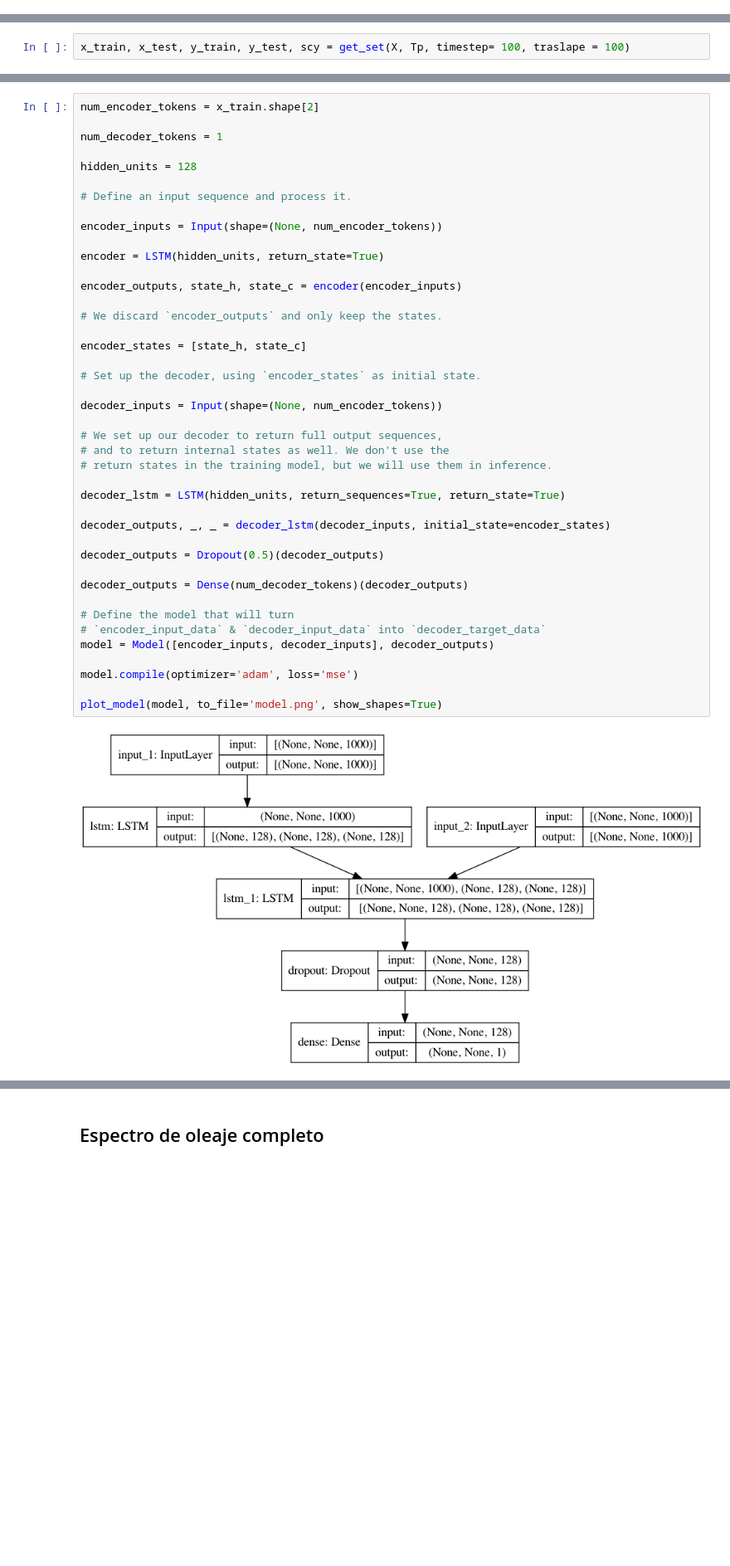
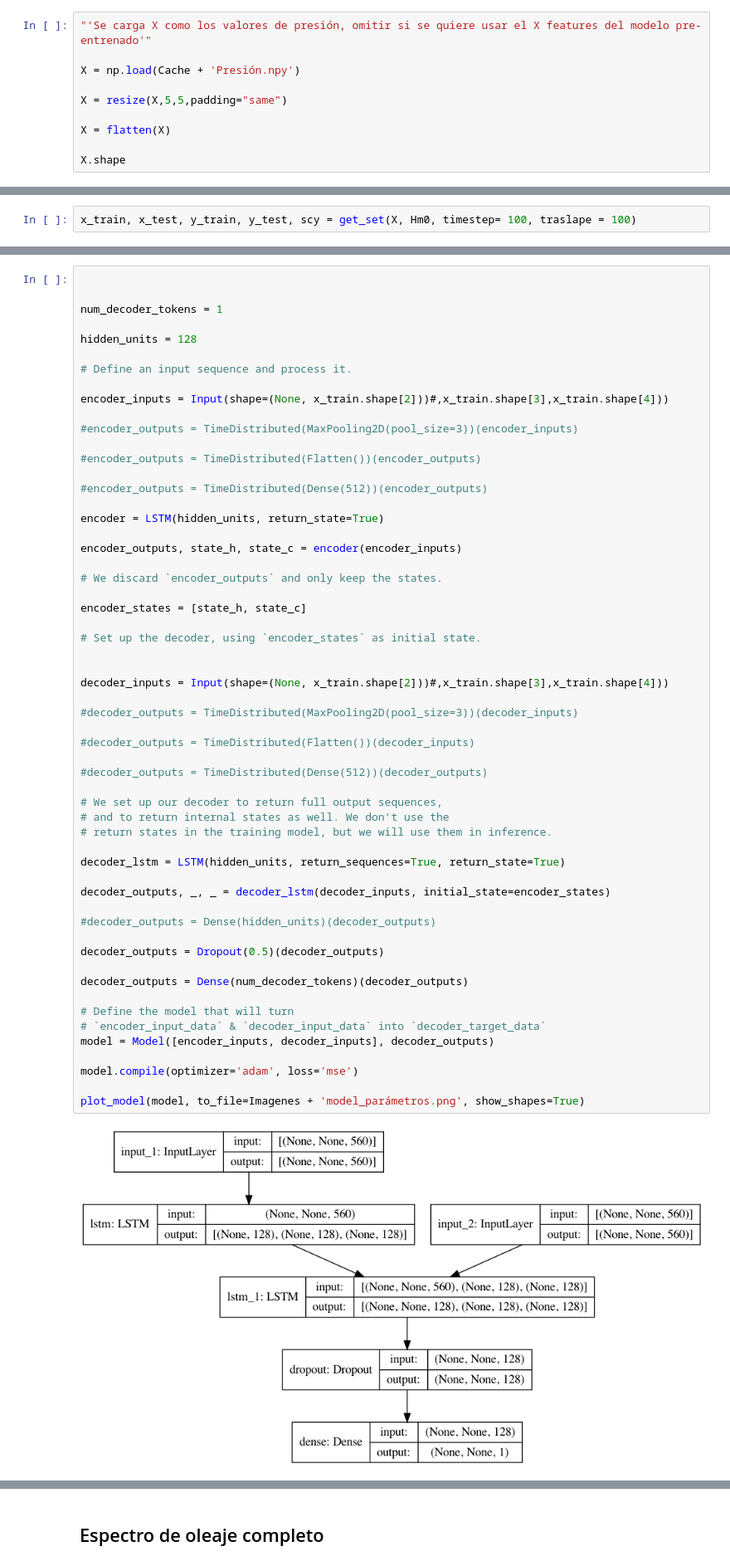
Before and after one commit to jnhurtado/Rellenar-hindcast-de-oleaje-usando-ML, a Jupyter notebook: LSTM_Con_X_features.ipynb, the cells around one changed output, grey strips where cells are left out. Shown at 83% size. Saved outputs shown, nothing was run; the diff lists cells and outputs as text; blank space fills up the shorter version.

```diff
--- a/LSTM_Con_X_features.ipynb
+++ b/LSTM_Con_X_features.ipynb
@@ -194,0 +200,10 @@ DSD =  np.array(df0[Desde: Hasta]['DSD']).reshape(-1,1)
+# %%
+"'Se carga X como los valores de presión, omitir si se quiere usar el X features del modelo pre-entrenado'"
+
+X = np.load(Cache + 'Presión.npy')
+
+X = resize(X,5,5,padding="same")
+
+X = flatten(X)
+
+X.shape
@@ -195,3 +212,3 @@ DSD =  np.array(df0[Desde: Hasta]['DSD']).reshape(-1,1)
 # %%
-x_train, x_test, y_train, y_test, scy = get_set(X, Tp, timestep= 100, traslape = 100)
+x_train, x_test, y_train, y_test, scy = get_set(X, Hm0, timestep= 100, traslape = 100)
 # %% [output]
@@ -200,5 +217,5 @@ Y_train shape:  (769, 100, 1)
 # %%
-num_encoder_tokens = x_train.shape[2]
+
 
 num_decoder_tokens = 1
 
@@ -206,39 +223,54 @@ hidden_units = 128
 
 # Define an input sequence and process it.
 
-encoder_inputs = Input(shape=(None, num_encoder_tokens))
+encoder_inputs = Input(shape=(None, x_train.shape[2]))#,x_train.shape[3],x_train.shape[4]))
+
+#encoder_outputs = TimeDistributed(MaxPooling2D(pool_size=3))(encoder_inputs)
+
+#encoder_outputs = TimeDistributed(Flatten())(encoder_outputs)
+
+#encoder_outputs = TimeDistributed(Dense(512))(encoder_outputs)
 
 encoder = LSTM(hidden_units, return_state=True)
 
 encoder_outputs, state_h, state_c = encoder(encoder_inputs)
 
 # We discard `encoder_outputs` and only keep the states.
 
 encoder_states = [state_h, state_c]
 
 # Set up the decoder, using `encoder_states` as initial state.
 
-decoder_inputs = Input(shape=(None, num_encoder_tokens))
+
+decoder_inputs = Input(shape=(None, x_train.shape[2]))#,x_train.shape[3],x_train.shape[4]))
+
+#decoder_outputs = TimeDistributed(MaxPooling2D(pool_size=3))(decoder_inputs)
+
+#decoder_outputs = TimeDistributed(Flatten())(decoder_inputs)
+
+#decoder_outputs = TimeDistributed(Dense(512))(decoder_outputs)
 
 # We set up our decoder to return full output sequences,
 # and to return internal states as well. We don't use the
 # return states in the training model, but we will use them in inference.
 
 decoder_lstm = LSTM(hidden_units, return_sequences=True, return_state=True)
 
 decoder_outputs, _, _ = decoder_lstm(decoder_inputs, initial_state=encoder_states)
+
+#decoder_outputs = Dense(hidden_units)(decoder_outputs)
 
 decoder_outputs = Dropout(0.5)(decoder_outputs)
 
 decoder_outputs = Dense(num_decoder_tokens)(decoder_outputs)
 
 # Define the model that will turn
 # `encoder_input_data` & `decoder_input_data` into `decoder_target_data`
 model = Model([encoder_inputs, decoder_inputs], decoder_outputs)
 
 model.compile(optimizer='adam', loss='mse')
 
-plot_model(model, to_file='model.png', show_shapes=True)
+plot_model(model, to_file=Imagenes + 'model_parámetros.png', show_shapes=True)
 # %% [output]
-[figure, old version]
+[figure, new version]
 # %%
```
Also changed, not shown: parts of 48 cells of this notebook, 5 other files.
